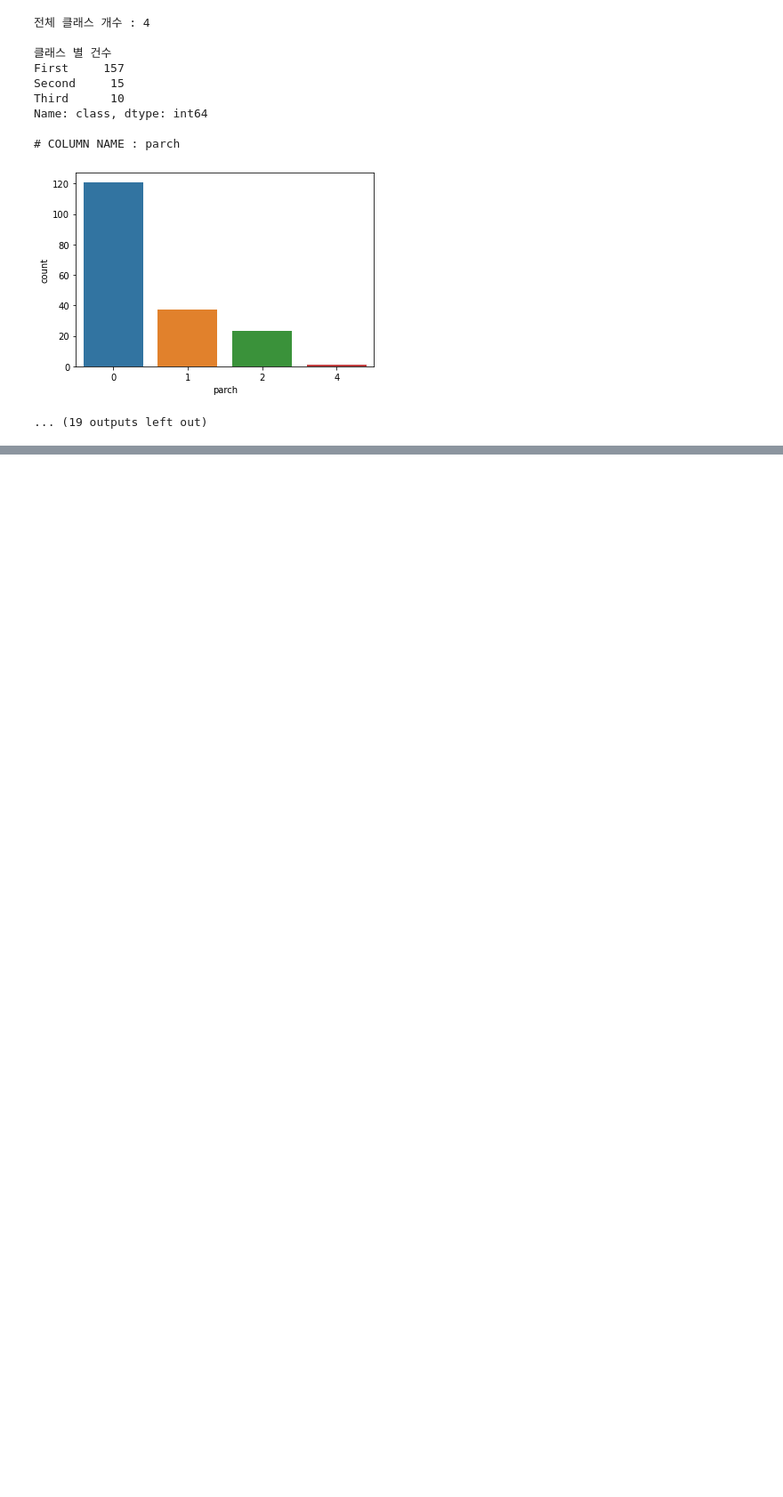
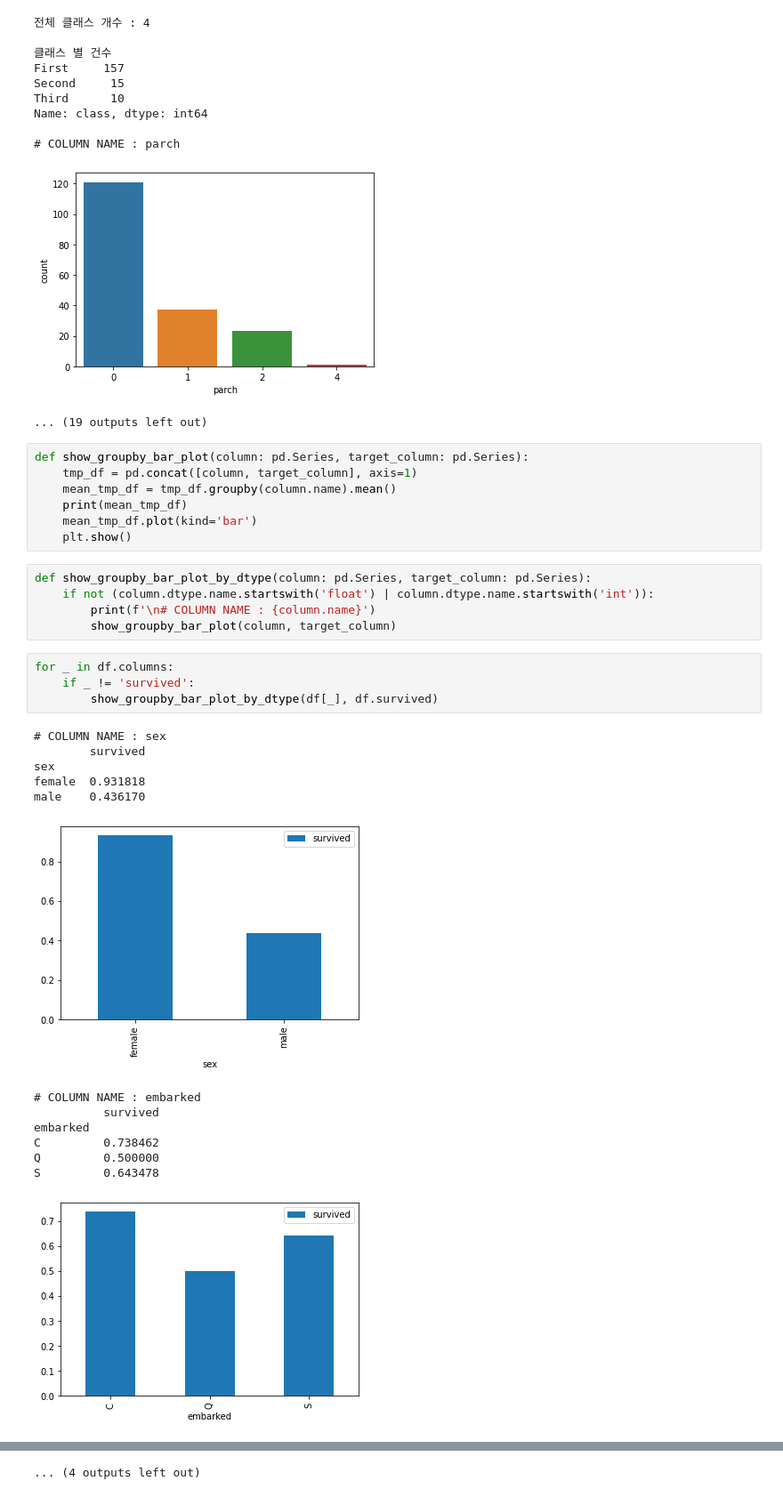
Before and after one commit to Psoya/for_eda, a Jupyter notebook: show_graph.ipynb, the cells around one changed output, grey strips where cells are left out. Shown at 89% size. Saved outputs shown, nothing was run; the diff lists cells and outputs as text; blank space fills up the shorter version.

Commit message:
add groupby graph

```diff
--- a/show_graph.ipynb
+++ b/show_graph.ipynb
@@ -132,3 +132,33 @@ Name: class, dtype: int64
 # COLUMN NAME : parch
 [figure]
 ... (19 outputs left out)
+# %%
+def show_groupby_bar_plot(column: pd.Series, target_column: pd.Series):
+    tmp_df = pd.concat([column, target_column], axis=1)
+    mean_tmp_df = tmp_df.groupby(column.name).mean()
+    print(mean_tmp_df)
+    mean_tmp_df.plot(kind='bar')
+    plt.show()
+# %%
+def show_groupby_bar_plot_by_dtype(column: pd.Series, target_column: pd.Series):
+    if not (column.dtype.name.startswith('float') | column.dtype.name.startswith('int')):
+        print(f'\n# COLUMN NAME : {column.name}')
+        show_groupby_bar_plot(column, target_column)
+# %%
+for _ in df.columns:
+    if _ != 'survived':
+        show_groupby_bar_plot_by_dtype(df[_], df.survived)
+# %% [output]
+# COLUMN NAME : sex
+        survived
+sex
+female  0.931818
+male    0.436170
+[figure, added]
+# COLUMN NAME : embarked
+          survived
+embarked
+C         0.738462
+Q         0.500000
+S         0.643478
+[figure, added]
@@ -134,0 +196 @@ Name: class, dtype: int64
+... (4 outputs left out)
```
Also changed, not shown: parts of 1 cell of this notebook.
